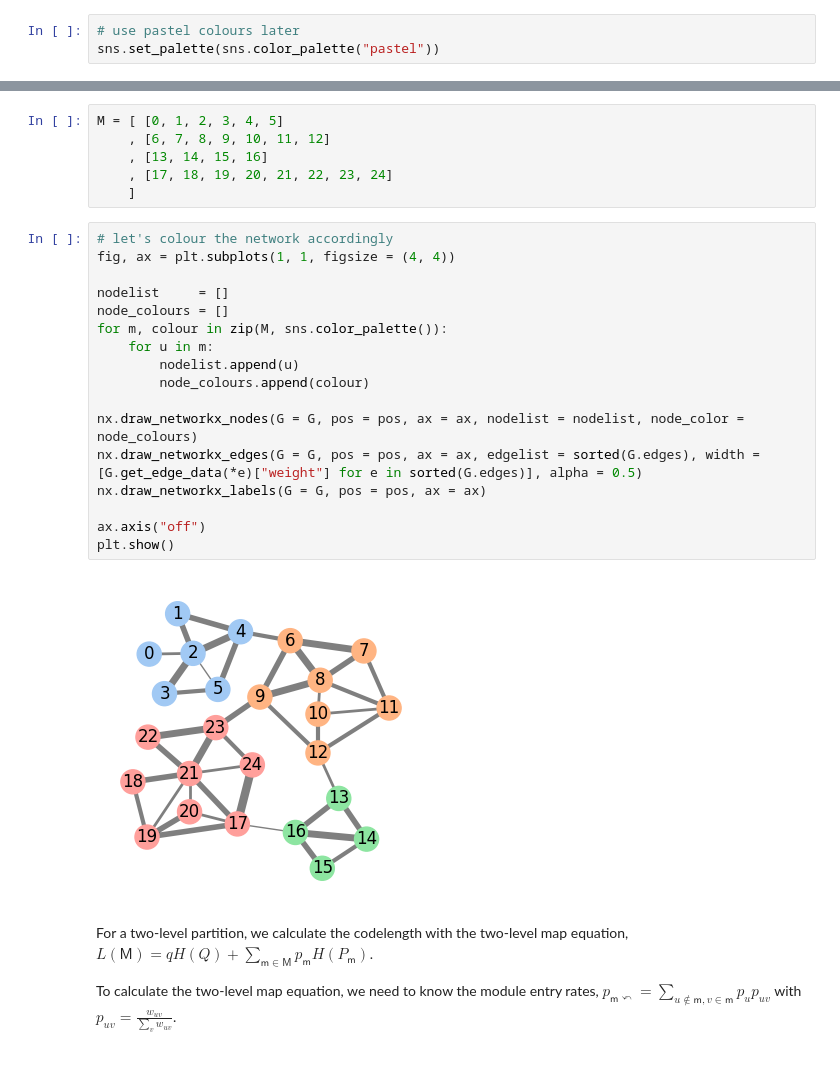
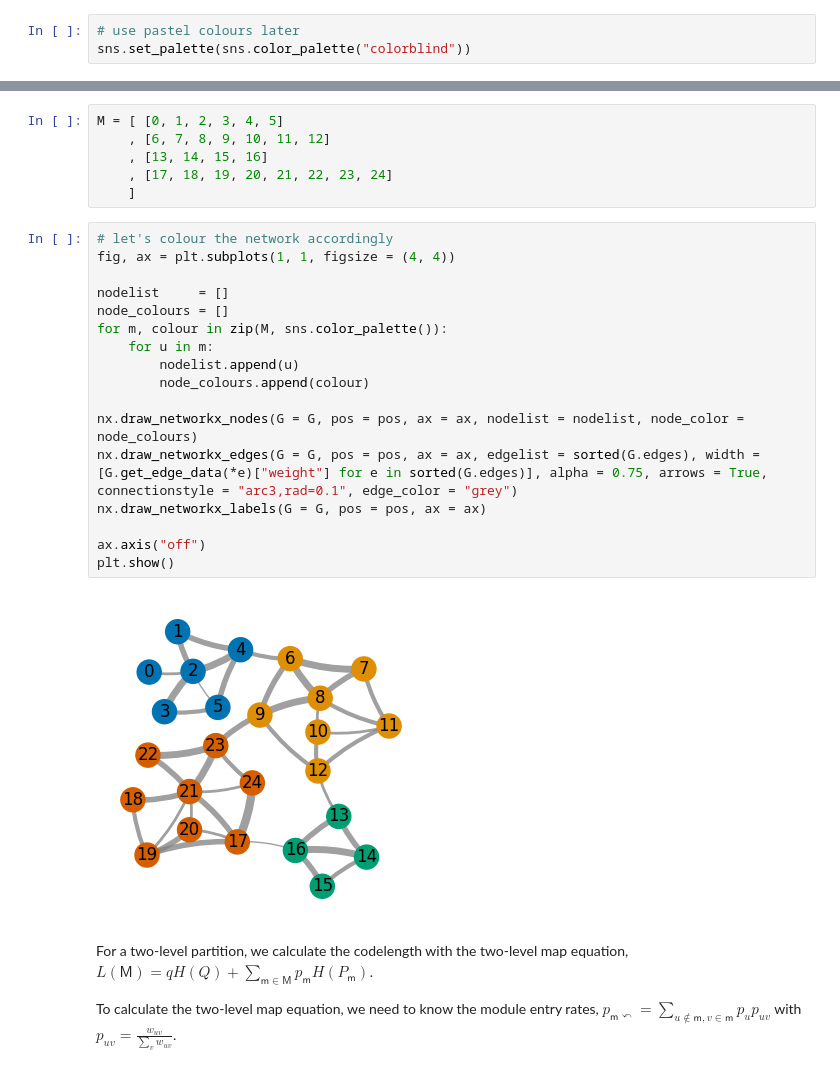
Before and after one commit to mapequation/infomap-tutorial-notebooks, a Jupyter notebook: II.A. Objective function.ipynb, the cells around one changed output, grey strips where cells are left out. Cells and saved outputs as stored; diff of their text form.

```diff
--- a/II.A. Objective function.ipynb
+++ b/II.A. Objective function.ipynb
@@ -20,7 +20,7 @@ from util import get_map_equation_example_network
 from scipy.stats import entropy
 # %%
 # use pastel colours later
-sns.set_palette(sns.color_palette("pastel"))
+sns.set_palette(sns.color_palette("colorblind"))
 # %%
 # we use the "standard" map equation example network and plot it below
 # the networks is weighted and undirected
@@ -104,22 +104,22 @@ M = [ [0, 1, 2, 3, 4, 5]
 # %%
 # let's colour the network accordingly
 fig, ax = plt.subplots(1, 1, figsize = (4, 4))
 
 nodelist     = []
 node_colours = []
 for m, colour in zip(M, sns.color_palette()):
     for u in m:
         nodelist.append(u)
         node_colours.append(colour)
 
 nx.draw_networkx_nodes(G = G, pos = pos, ax = ax, nodelist = nodelist, node_color = node_colours)
-nx.draw_networkx_edges(G = G, pos = pos, ax = ax, edgelist = sorted(G.edges), width = [G.get_edge_data(*e)["weight"] for e in sorted(G.edges)], alpha = 0.5)
+nx.draw_networkx_edges(G = G, pos = pos, ax = ax, edgelist = sorted(G.edges), width = [G.get_edge_data(*e)["weight"] for e in sorted(G.edges)], alpha = 0.75, arrows = True, connectionstyle = "arc3,rad=0.1", edge_color = "grey")
 nx.draw_networkx_labels(G = G, pos = pos, ax = ax)
 
 ax.axis("off")
 plt.show()
 # %% [output]
-[figure, old version]
+[figure, new version]
 # %% [markdown]
 For a two-level partition, we calculate the codelength with the two-level map equation, $L\left(\mathsf{M}\right) = q H\left(Q\right) + \sum_{\mathsf{m} \in \mathsf{M}} p_\mathsf{m} H\left(P_\mathsf{m}\right)$.
 
```
Also changed, not shown: parts of 1 cell of this notebook.
